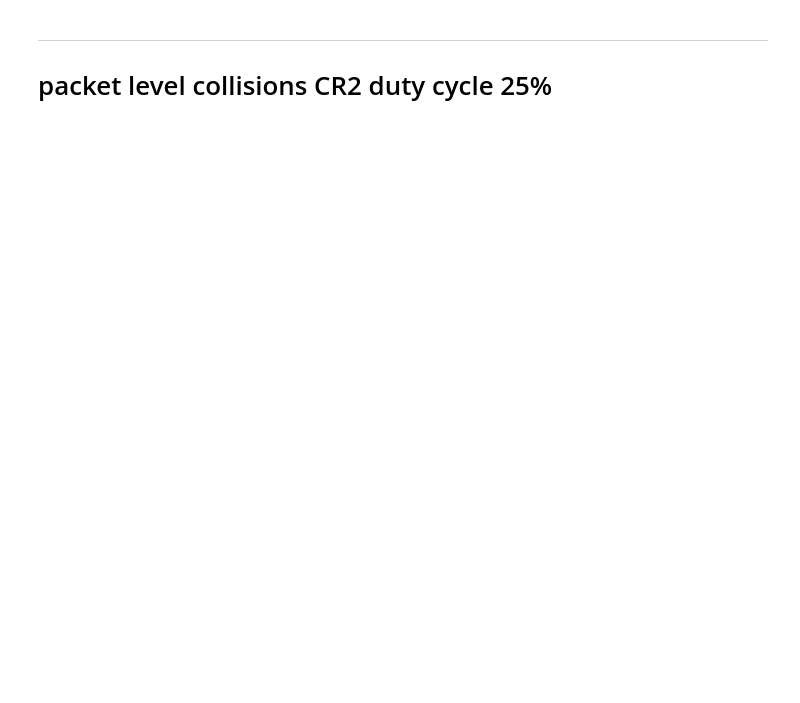
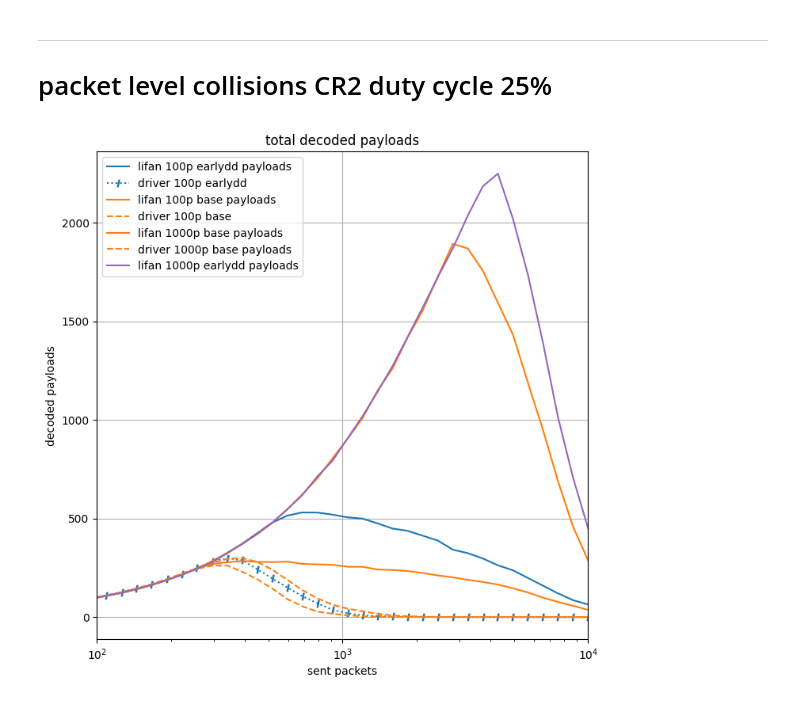
Before and after one commit to diegomm6/lr-fhss_seq-families, a Jupyter notebook: headerPlots.ipynb, the cells around one changed output. Drawn from its saved outputs; the diff is of its cells as text; code cells hidden in the pictures; blank space fills up the shorter version.

Commit message:
fix bugs, add results

```diff
--- a/headerPlots.ipynb
+++ b/headerPlots.ipynb
@@ -46,0 +8,30 @@ plt.show()
+# %%
+data25dc_cr1 = pd.read_csv('headerResults/data-25dc-cr1.csv', index_col=0, header=None).T
+nodes = data25dc_cr1['nodes'].to_numpy()
+
+plt.figure(figsize=(8,8))
+
+plt.plot(nodes, data25dc_cr1['lifan-CR1-100p-dec_payld-rlydd'], label=f'lifan 100p earlydd payloads', color='#1f77b4')
+#plt.plot(nodes, data25dc_cr1['lifan-CR1-100p-dec_pckts-rlydd'], label=f'lifan 100p earlydd packets', color='#1f77b4', marker='$I$')
+plt.plot(nodes, data25dc_cr1['driver-CR1-100p-dec_payld-rlydd'], label=f'driver 100p earlydd', color='#1f77b4', marker='$I$', linestyle='dotted')
+
+plt.plot(nodes, data25dc_cr1['lifan-CR1-100p-dec_payld-base'], label=f'lifan 100p base payloads', color='#ff7f0e')
+#plt.plot(nodes, data25dc_cr1['lifan-CR1-100p-dec_pckts-base'], label=f'lifan 100p base packets', color='#ff7f0e', marker='$I$')
+plt.plot(nodes, data25dc_cr1['driver-CR1-100p-dec_payld-base'], label=f'driver 100p base', color='#ff7f0e', linestyle='dashed')
+
+
+plt.plot(nodes, data25dc_cr1['lifan-CR1-1000p-dec_payld-base'], label=f'lifan 1000p base payloads', color='#ff7f0e')
+plt.plot(nodes, data25dc_cr1['driver-CR1-1000p-dec_payld-base'], label=f'driver 1000p base payloads', color='#ff7f0e', linestyle='dashed')
+
+plt.plot(nodes, data25dc_cr1['lifan-CR1-1000p-dec_payld-rlydd'], label=f'lifan 1000p earlydd payloads', color='#9467bd')
+
+plt.title('total decoded payloads')
+plt.xlabel('sent packets')
+plt.xscale('log')
+plt.ylabel('decoded payloads')
+plt.xlim(1e2,1e4)
+plt.grid()
+plt.legend()
+plt.show()
+# %% [output]
+[figure, added]
```
Also changed, not shown: parts of 1 cell of this notebook, 4 other files.
